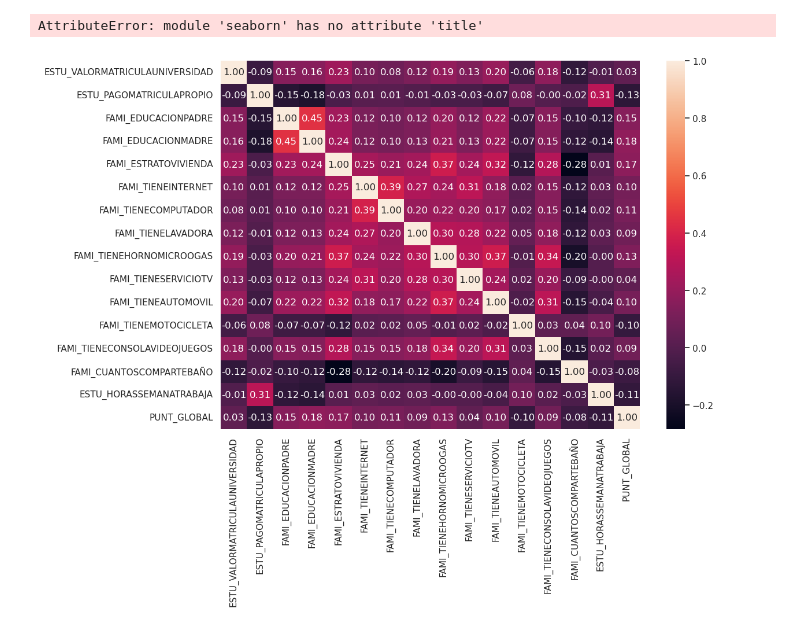
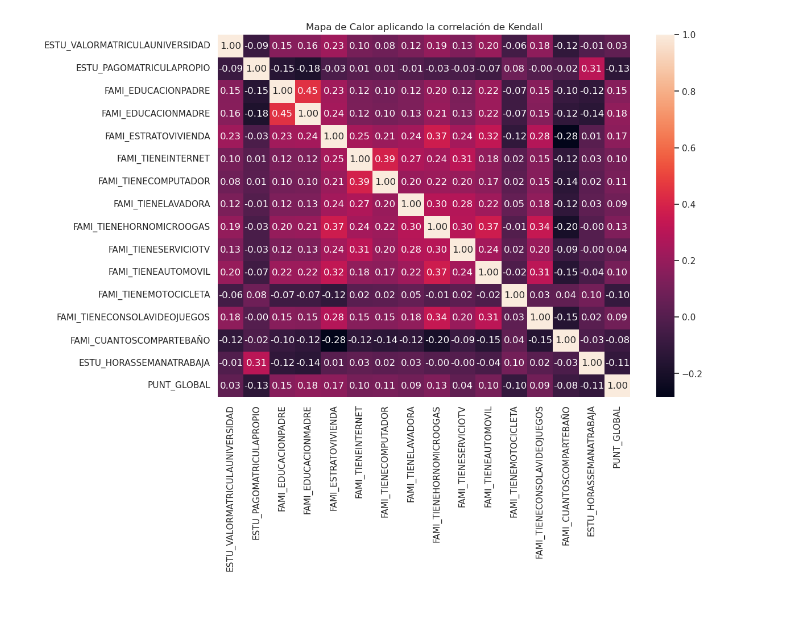
Before and after one commit to jnicolasdz/Socioeconomis-impact-over-score, a Jupyter notebook: k-negh-notebook.ipynb, the cells around one changed output. Cells and saved outputs as stored; diff of their text form; code cells hidden in the pictures.

```diff
--- a/k-negh-notebook.ipynb
+++ b/k-negh-notebook.ipynb
@@ -22,6 +55,7 @@ data.head()
 # %%
 sns.set_theme(rc={'figure.figsize':(11.7,8.27)})
 sns.heatmap(data.corr(method='kendall'), annot=True, fmt=".2f")
+plt.title('Mapa de Calor aplicando la correlación de Kendall')
+plt.show()
 # %% [output]
-AttributeError: module 'seaborn' has no attribute 'title'
-[figure, old version]
+[figure, new version]
```
Also changed, not shown: parts of 11 cells of this notebook.
